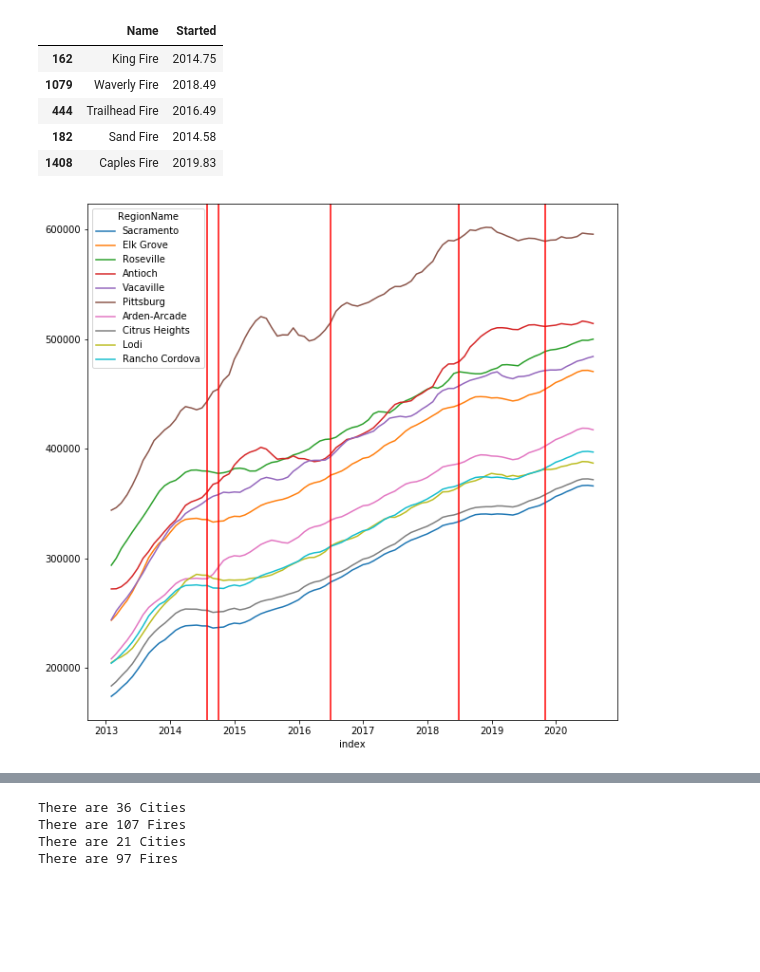
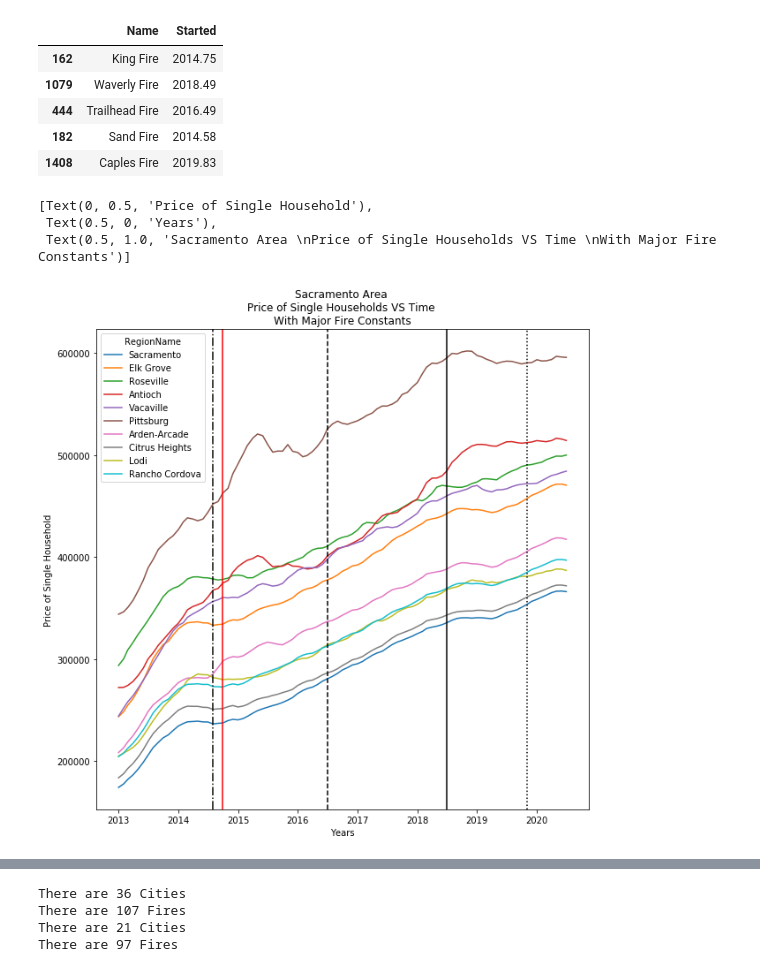
Before and after one commit to mattuzi17/The-Flight-From-Rural-Communities, a Jupyter notebook: NathanTesting.ipynb, the cells around one changed output, grey strips where cells are left out. Saved outputs shown, nothing was run; the diff lists cells and outputs as text; code cells hidden in the pictures; blank space fills up the shorter version.

Commit message:
Cleaned up the Graphs

```diff
--- a/NathanTesting.ipynb
+++ b/NathanTesting.ipynb
@@ -593,47 +593,58 @@ for index, row in CityLine.iterrows():
 
     day = strdate.split('-')[2]
     month = strdate.split('-')[1]
     year = strdate.split('-')[0]
     day = int(day)
     month = int(month)
     year = int(year)
     number = 0
     if month == 1:
+        CityLine.loc[index,'index'] = year +((day)/365)
+    if month == 2:
         CityLine.loc[index,'index'] = year +((day+28)/365)
-    if month == 2:
+    if month == 3:
         CityLine.loc[index,'index'] = year +((day+28+31)/365)
-    if month == 3:
+    if month == 4:
         CityLine.loc[index,'index'] = year +((day+28+31+30)/365)
-    if month == 4:
+    if month == 5:
         CityLine.loc[index,'index'] = year +((day+28+31+30+31)/365)
-    if month == 5:
+    if month == 6:
         CityLine.loc[index,'index'] = year +((day+28+31+30+31+30)/365)
-    if month == 6:
+    if month == 7:
         CityLine.loc[index,'index'] = year +((day+28+31+30+31+30+31)/365)
-    if month == 7:
+    if month == 8:
         CityLine.loc[index,'index'] = year +((day+28+31+30+31+30+31+31)/365)
-    if month == 8:
+    if month == 9:
         CityLine.loc[index,'index'] = year +((day+28+31+30+31+30+31+31+30)/365)
-    if month == 9:
+    if month == 10:
         CityLine.loc[index,'index'] = year +((day+28+31+30+31+30+31+31+30+31)/365)
-    if month == 10:
+    if month == 11:
         CityLine.loc[index,'index'] = year +((day+28+31+30+31+30+31+31+30+31+30)/365)
-    if month == 11:
+    if month == 12:
         CityLine.loc[index,'index'] = year +((day+28+31+30+31+30+31+31+30+31+30+31)/365)
-    if month == 12:
-        CityLine.loc[index,'index'] = year +((day+28+31+30+31+30+31+31+30+31+30+31+31)/365)
 Threeline = CityLine.copy()
 
 
 
 
 ax = Threeline.plot(x='index',figsize= (10,10))
+color = ['black','red','yellow','orange','brown']
+colorcount = 0
+linestyle = ["", "-" ,"--", '-.', ':']
 for index, row in fillempty.iterrows():
-    ax.axvline( row[1],color='red', label = row[0])
+    if colorcount == 0:
+        ax.axvline( row[1],color=color[1], label = row[0])
+    else:
+        ax.axvline( row[1],color=color[0], linestyle = linestyle[colorcount], label = row[0])
+    colorcount+=1
+ax.set(xlabel = "Years",ylabel='Price of Single Household',title ="Sacramento Area \nPrice of Single Households VS Time \nWith Major Fire Constants" )
 
 # plt.show()
 # %% [output]
+[Text(0, 0.5, 'Price of Single Household'),
+ Text(0.5, 0, 'Years'),
+ Text(0.5, 1.0, 'Sacramento Area \nPrice of Single Households VS Time \nWith Major Fire Constants')]
-[figure, old version]
+[figure, new version]
 # %%
 ##Graph#3
 ax = Threeline.plot(x='index',figsize= (10,10))
```
Also changed, not shown: parts of 5 cells of this notebook.
